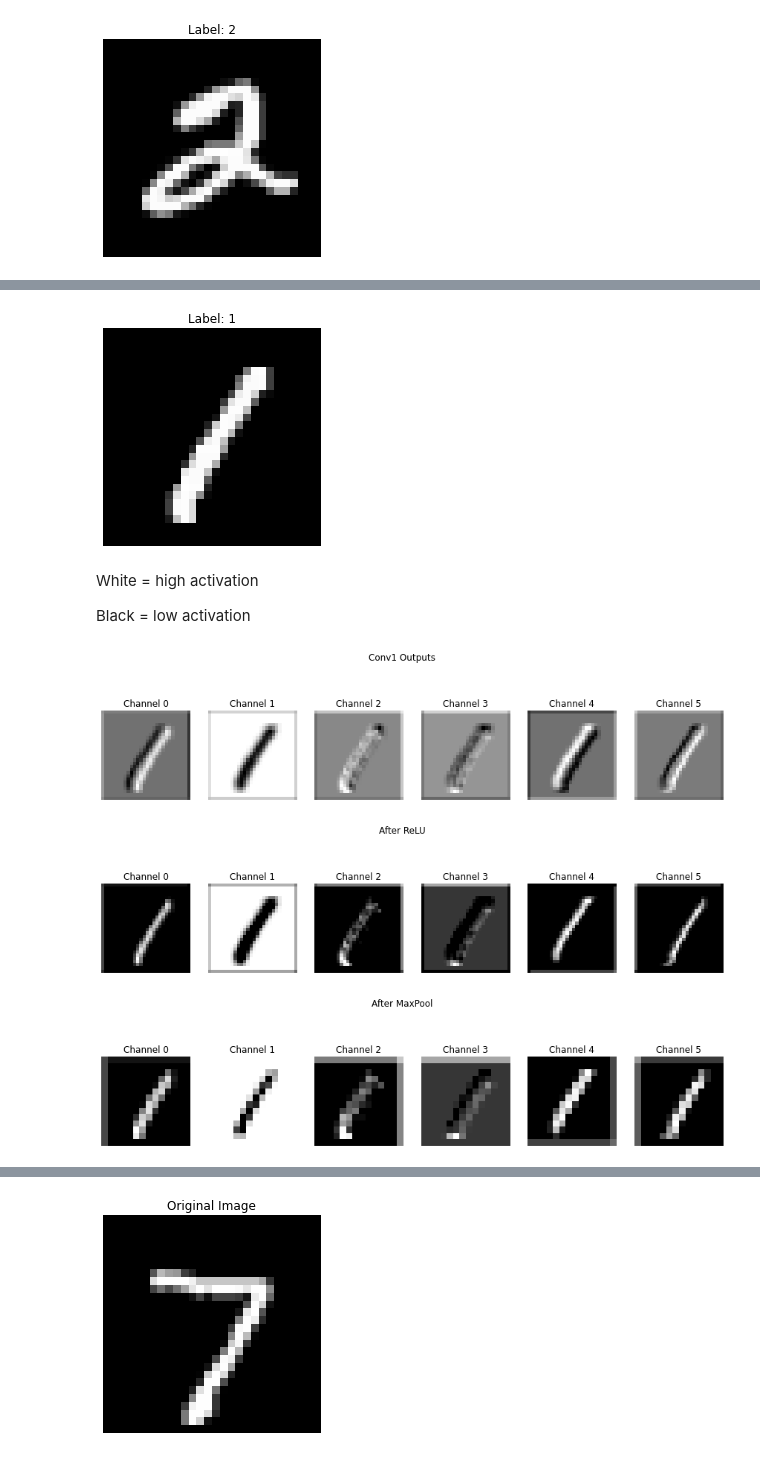
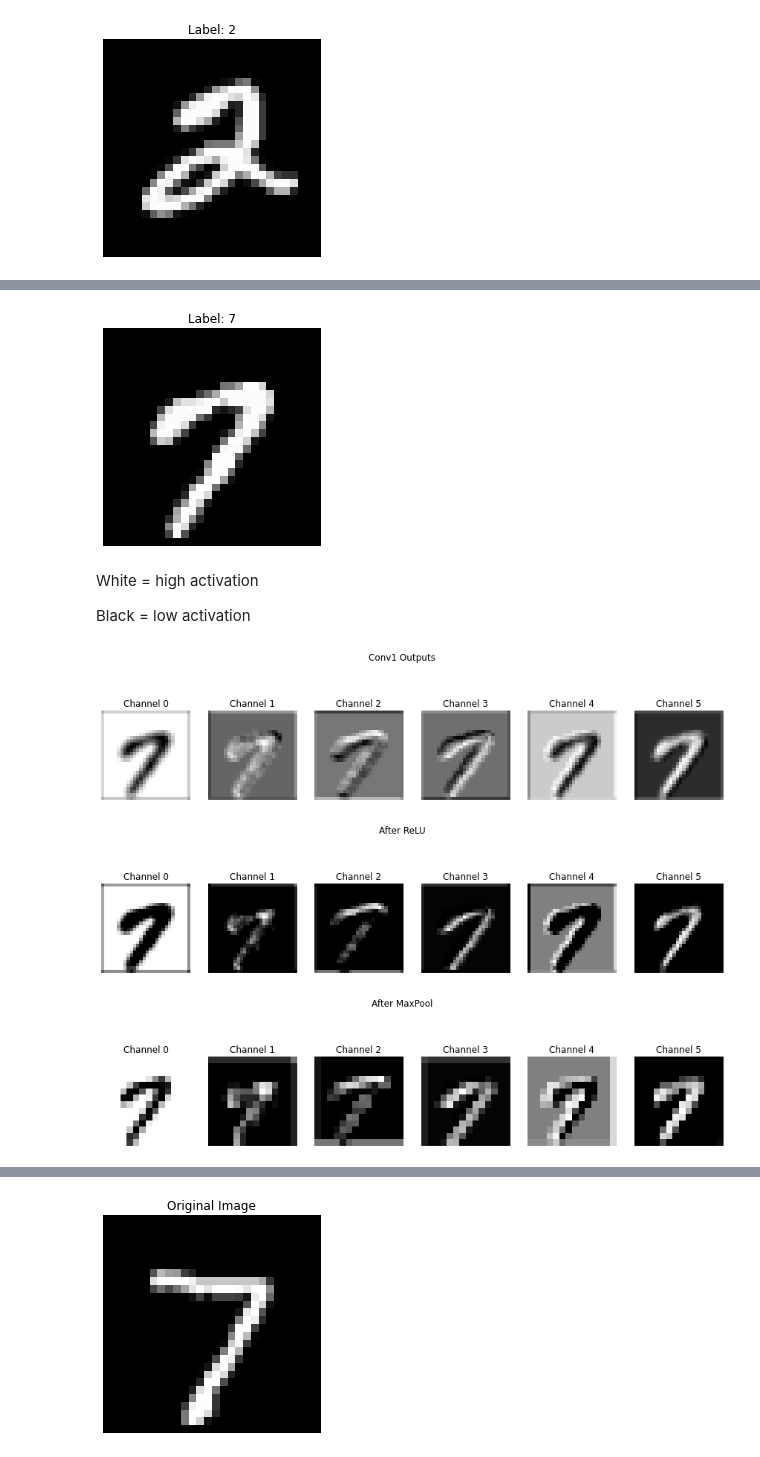
Before and after one commit to eigenhenry/experiments, a Jupyter notebook: nmist_data.ipynb, the cells around one changed output, grey strips where cells are left out. Drawn from its saved outputs; the diff is of its cells as text; code cells hidden in the pictures.

```diff
--- a/nmist_data.ipynb
+++ b/nmist_data.ipynb
@@ -125,15 +124,15 @@ print("Labels:", labels[:20].tolist())
 Labels: [1, 2, 3, 4, 5, 6, 7, 8, 9, 0, 1, 2, 3, 4, 5, 6]
 # %%
-image, label = trainset[3]
+image, label = trainset[15]
 image = image.unsqueeze(0).to(device)
 
 
 plt.imshow(image.squeeze(), cmap="gray")
 plt.title(f"Label: {label}")
 plt.axis('off')
 plt.show()
 # %% [output]
-[figure, old version]
+[figure, new version]
 # %% [markdown]
 White = high activation
 
@@ -165,9 +164,9 @@ plot_activations(act1, title="Conv1 Outputs")
 plot_activations(act1_relu, title="After ReLU")
 plot_activations(act1_pool, title="After MaxPool")
 # %% [output]
-[figure, old version]
+[figure, new version]
-[figure, old version]
+[figure, new version]
-[figure, old version]
+[figure, new version]
 # %%
 import torch.nn.functional as F
 
```
Also changed, not shown: parts of 16 cells of this notebook.
